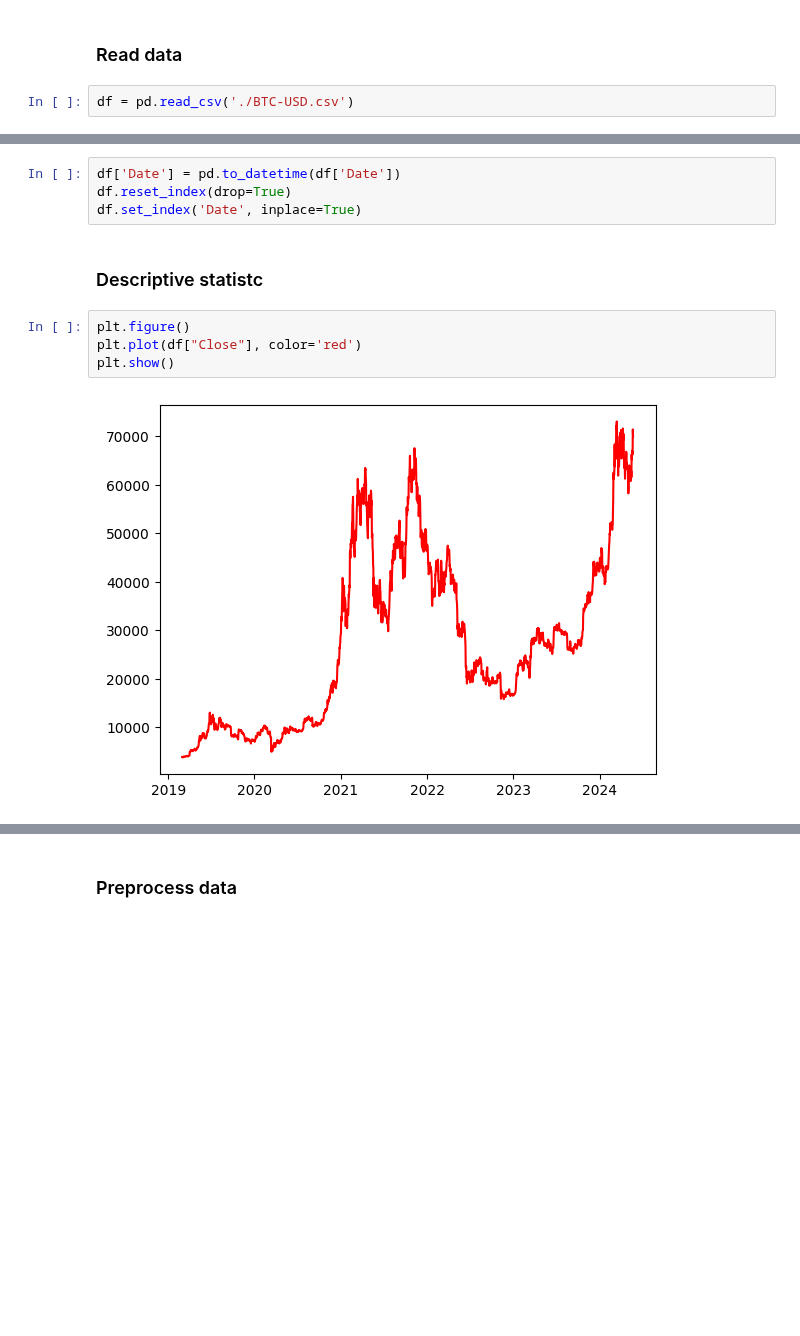
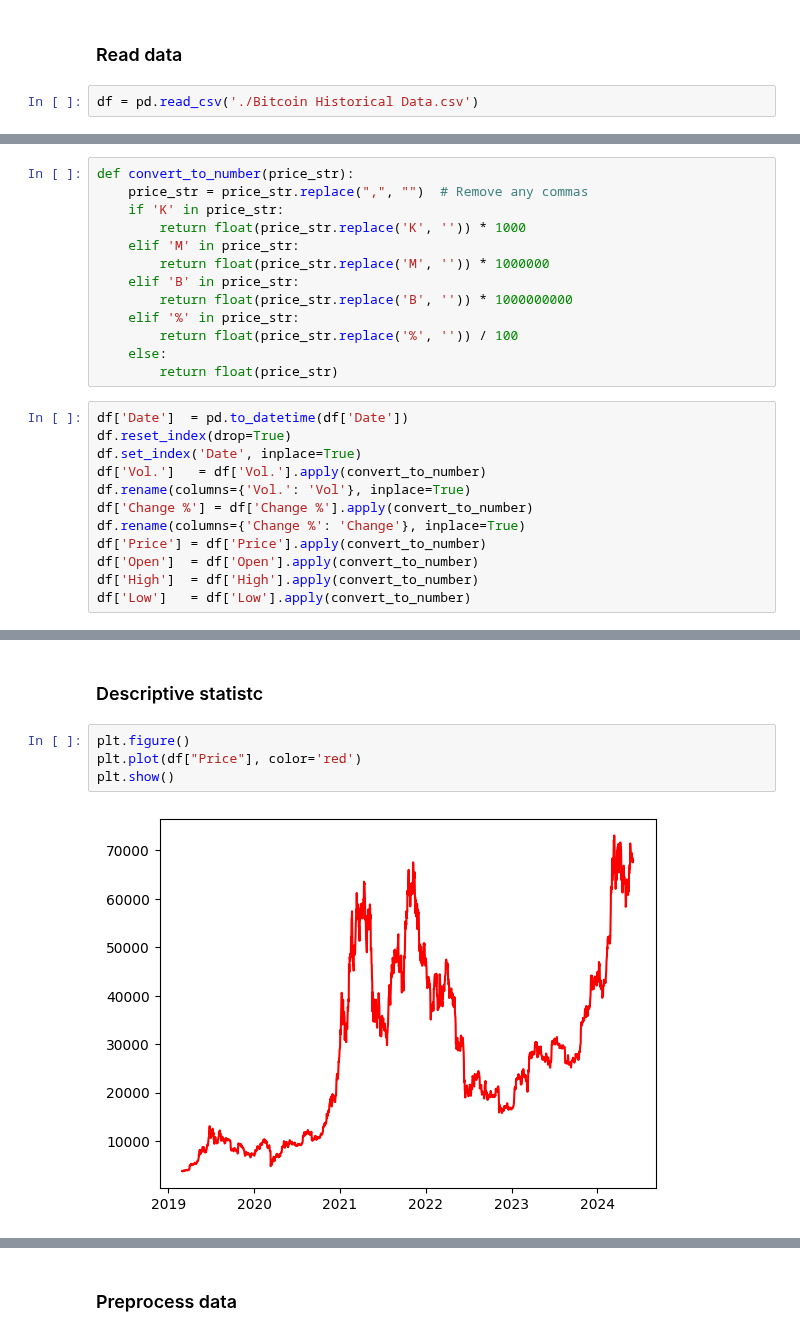
Before and after one commit to vmhoang1703/IS403-Project-Group13, a Jupyter notebook: Bitcoin/index.ipynb, the cells around one changed output, grey strips where cells are left out. Drawn from its saved outputs; the diff is of its cells as text; blank space fills up the shorter version.

```diff
--- a/Bitcoin/index.ipynb
+++ b/Bitcoin/index.ipynb
@@ -21,7 +22,7 @@ from scipy.stats import skew, kurtosis
 # %% [markdown]
 ### Read data ###
 # %%
-df = pd.read_csv('./BTC-USD.csv')
+df = pd.read_csv('./Bitcoin Historical Data.csv')
 # %%
 df.head()
 # %% [output]
@@ -51 +52,26 @@ memory usage: 104.5+ KB
+# %%
+def convert_to_number(price_str):
+    price_str = price_str.replace(",", "")  # Remove any commas
+    if 'K' in price_str:
+        return float(price_str.replace('K', '')) * 1000
+    elif 'M' in price_str:
+        return float(price_str.replace('M', '')) * 1000000
+    elif 'B' in price_str:
+        return float(price_str.replace('B', '')) * 1000000000
+    elif '%' in price_str:
+        return float(price_str.replace('%', '')) / 100
+    else:
+        return float(price_str)
+# %%
+df['Date']  = pd.to_datetime(df['Date'])
+df.reset_index(drop=True)
+df.set_index('Date', inplace=True)
+df['Vol.']   = df['Vol.'].apply(convert_to_number)
+df.rename(columns={'Vol.': 'Vol'}, inplace=True)
+df['Change %'] = df['Change %'].apply(convert_to_number)
+df.rename(columns={'Change %': 'Change'}, inplace=True)
+df['Price'] = df['Price'].apply(convert_to_number)
+df['Open']  = df['Open'].apply(convert_to_number)
+df['High']  = df['High'].apply(convert_to_number)
+df['Low']   = df['Low'].apply(convert_to_number)
 # %%
@@ -55,13 +87,9 @@ df.shape
-# %%
-df['Date'] = pd.to_datetime(df['Date'])
-df.reset_index(drop=True)
-df.set_index('Date', inplace=True)
 # %% [markdown]
 ### Descriptive statistc ###
 # %%
 plt.figure()
-plt.plot(df["Close"], color='red')
+plt.plot(df["Price"], color='red')
 plt.show()
 # %% [output]
-[figure, old version]
+[figure, new version]
 # %%
```
Also changed, not shown: parts of 36 cells of this notebook, 3 other files.
